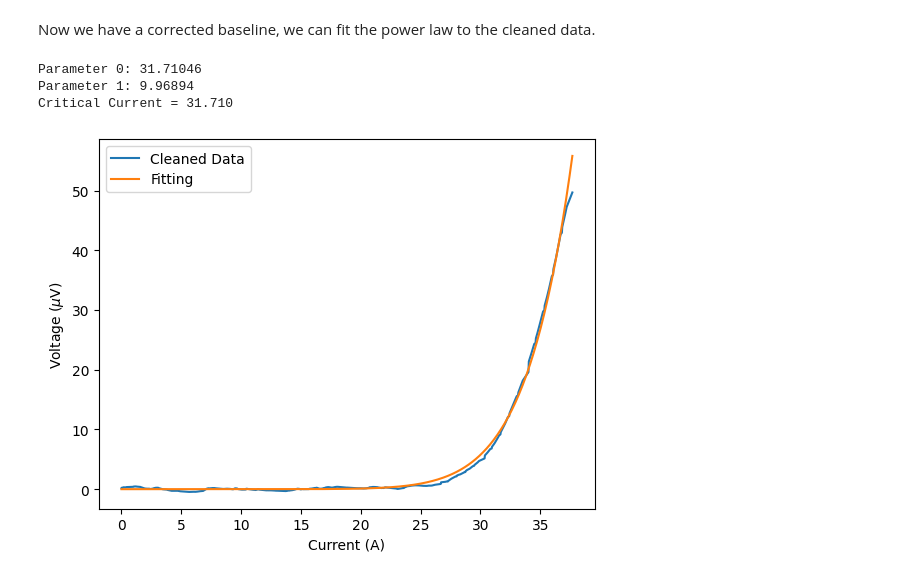
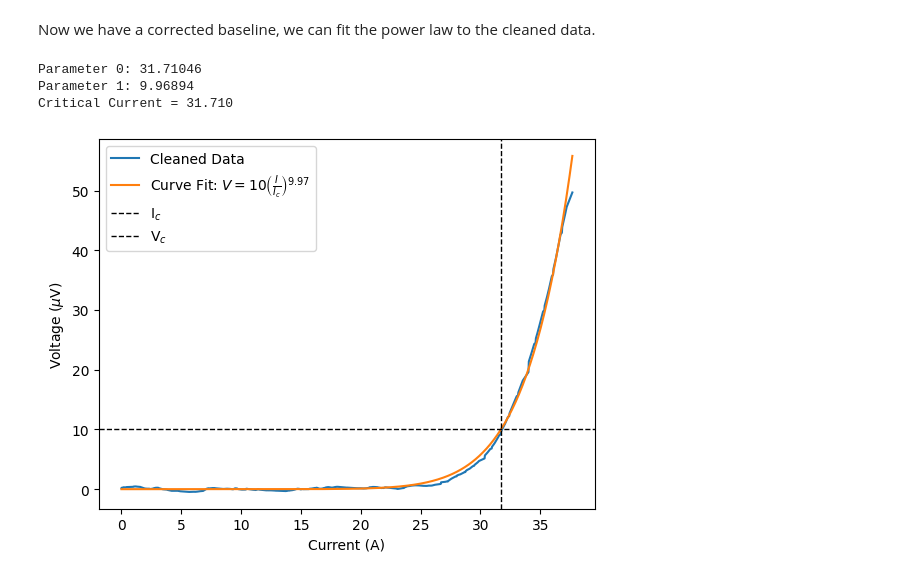
Before and after one commit to rcs19/jrn542_icy_durham, a Jupyter notebook: src/workbook.ipynb, the cells around one changed output. Saved outputs shown, nothing was run; the diff lists cells and outputs as text; code cells hidden in the pictures.

```diff
--- a/src/workbook.ipynb
+++ b/src/workbook.ipynb
@@ -241,19 +241,21 @@ Now we have a corrected baseline, we can fit the power law to the cleaned data.
 # %%
 x_extended = np.linspace(df['current_A'].min(), df['current_A'].max(), 500)
 I_c, n, popt = power_fitting(xdata, ydata_clean)
 y_fit = fit_function(x_extended, *popt)
 
 fig, ax = plt.subplots()
 ax.plot(xdata, ydata_clean, label='Cleaned Data')
-ax.plot(x_extended, y_fit, label='Fitting')
+ax.plot(x_extended, y_fit, label=f'Curve Fit: $V = 10 \\left(\\frac{{I}}{{I_c}}\\right)^{{{n:.2f}}}$')
+ax.axvline(I_c, ls='--', label='I$_c$', lw=1, c='black')
+ax.axhline(10, ls='--', label='V$_c$', lw=1, c='black')
 ax.set_xlabel('Current (A)')
 ax.set_ylabel('Voltage ($\\mu$V)')
 plt.legend()
 plt.plot()
 
 print(f'Critical Current = {I_c:.3f}')
 # %% [output]
 Parameter 0: 31.71046
 Parameter 1: 9.96894
 Critical Current = 31.710
-[figure, old version]
+[figure, new version]
```
Also changed, not shown: 1 other file.
